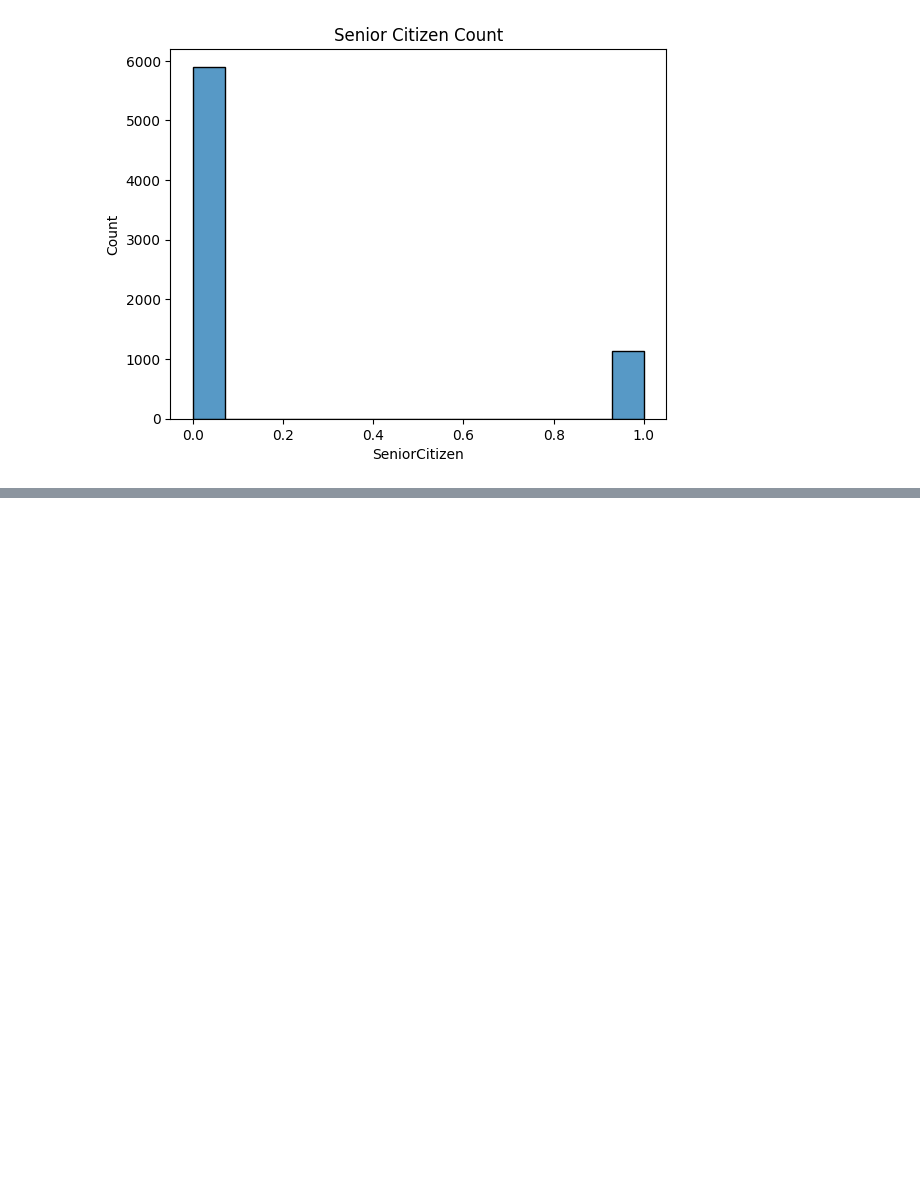
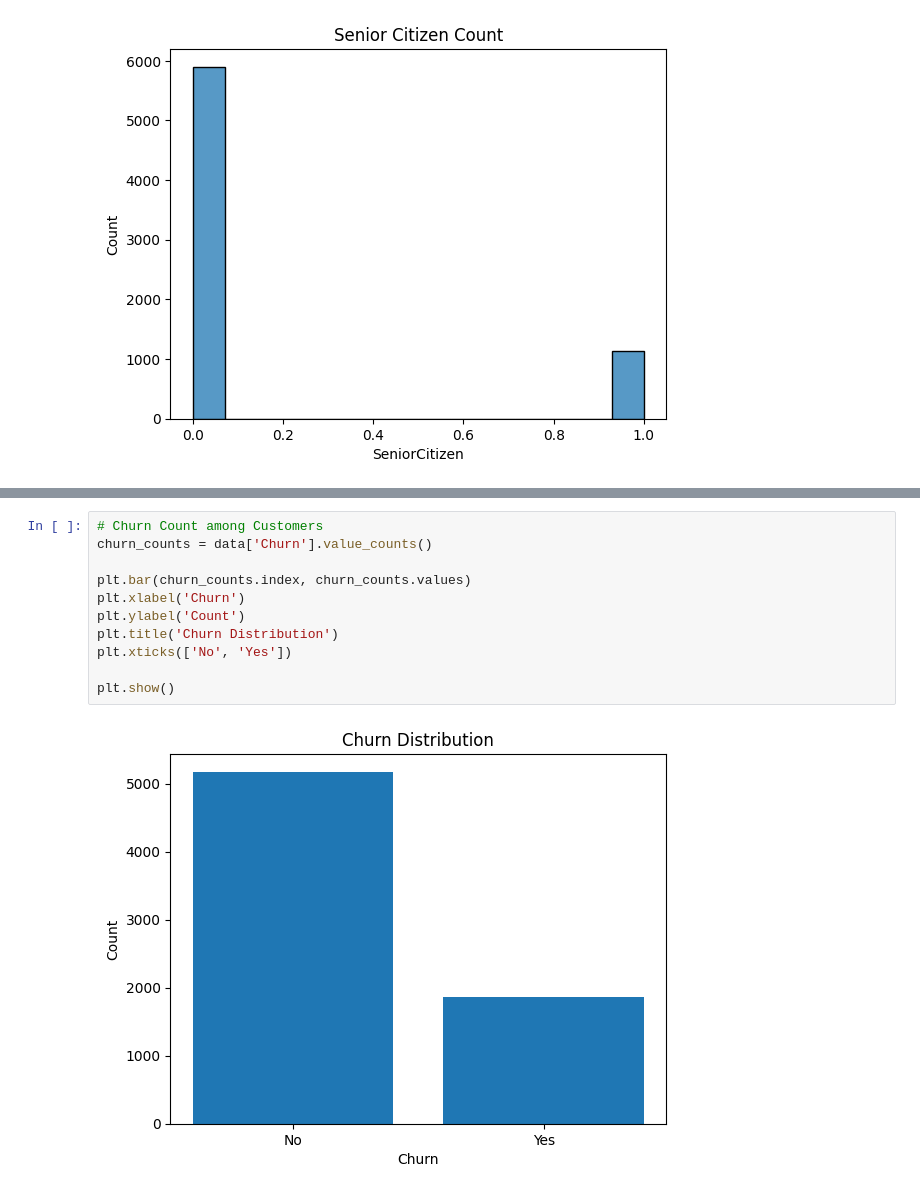
Before and after one commit to aadhilajas/Python-Practice, a Jupyter notebook: project2.ipynb, the cells around one changed output, grey strips where cells are left out. Drawn from its saved outputs; the diff is of its cells as text; blank space fills up the shorter version.

```diff
--- a/project2.ipynb
+++ b/project2.ipynb
@@ -201,0 +223,13 @@ plt.show()
+# %%
+# Churn Count among Customers
+churn_counts = data['Churn'].value_counts()
+
+plt.bar(churn_counts.index, churn_counts.values)
+plt.xlabel('Churn')
+plt.ylabel('Count')
+plt.title('Churn Distribution')
+plt.xticks(['No', 'Yes'])
+
+plt.show()
+# %% [output]
+[figure, added]
```
Also changed, not shown: parts of 7 cells of this notebook.
